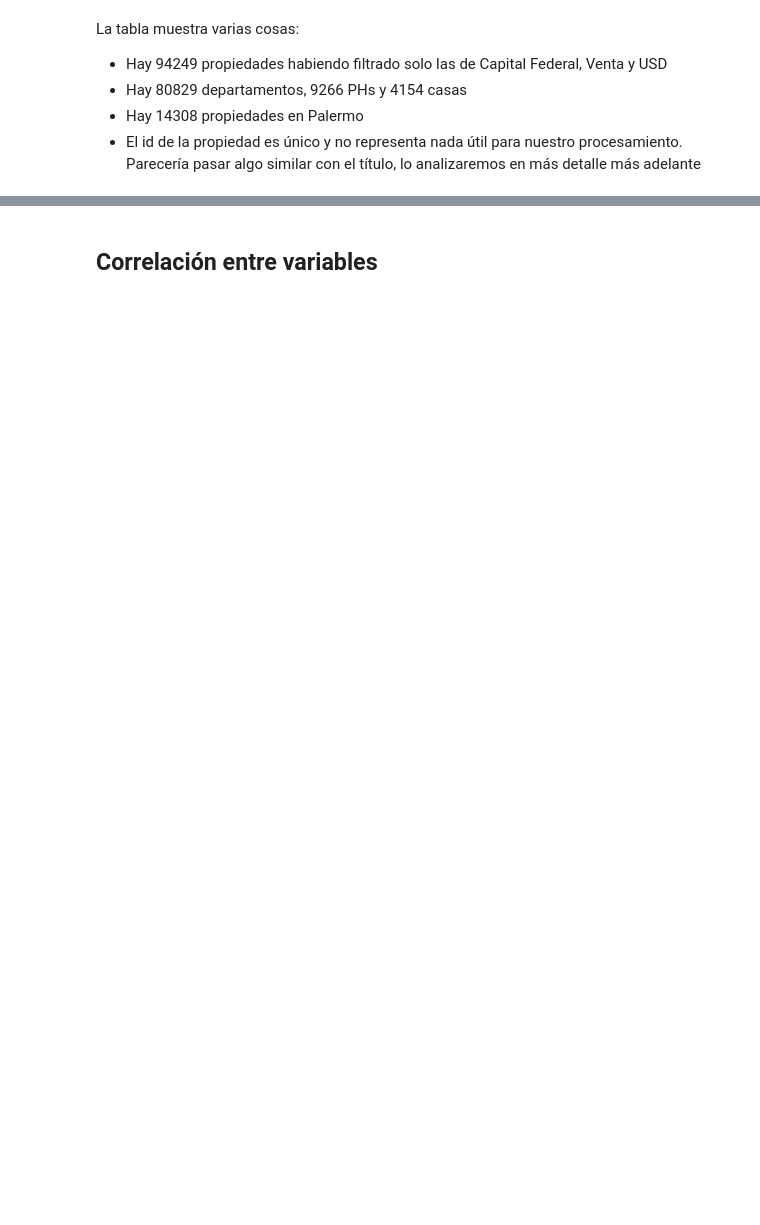
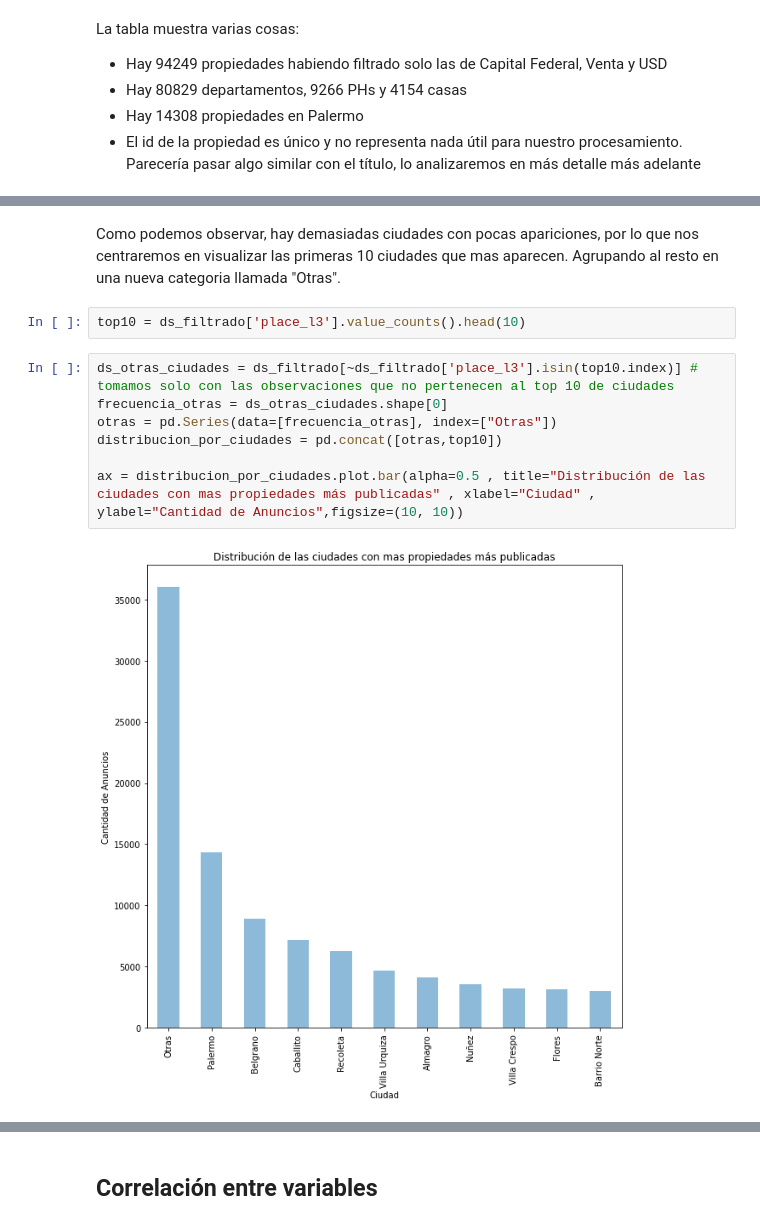
Before and after one commit to Naza26/7506R-2C2022-GRUPO01, a Jupyter notebook: 7506R_TP1_GRUPO1_ENTREGA.ipynb, the cells around one changed output, grey strips where cells are left out. Drawn from its saved outputs; the diff is of its cells as text; blank space fills up the shorter version.

```diff
--- a/7506R_TP1_GRUPO1_ENTREGA.ipynb
+++ b/7506R_TP1_GRUPO1_ENTREGA.ipynb
@@ -447,0 +485,13 @@ La tabla muestra varias cosas:
+# %% [markdown]
+Como podemos observar, hay demasiadas ciudades con pocas apariciones, por lo que nos centraremos en visualizar las primeras 10 ciudades que mas aparecen. Agrupando al resto en una nueva categoria llamada "Otras".
+# %%
+top10 = ds_filtrado['place_l3'].value_counts().head(10)
+# %%
+ds_otras_ciudades = ds_filtrado[~ds_filtrado['place_l3'].isin(top10.index)] # tomamos solo con las observaciones que no pertenecen al top 10 de ciudades
+frecuencia_otras = ds_otras_ciudades.shape[0]
+otras = pd.Series(data=[frecuencia_otras], index=["Otras"])
+distribucion_por_ciudades = pd.concat([otras,top10])
+
+ax = distribucion_por_ciudades.plot.bar(alpha=0.5 , title="Distribución de las ciudades con mas propiedades más publicadas" , xlabel="Ciudad" , ylabel="Cantidad de Anuncios",figsize=(10, 10))
+# %% [output]
+[figure, added]
```
Also changed, not shown: parts of 62 cells of this notebook.
